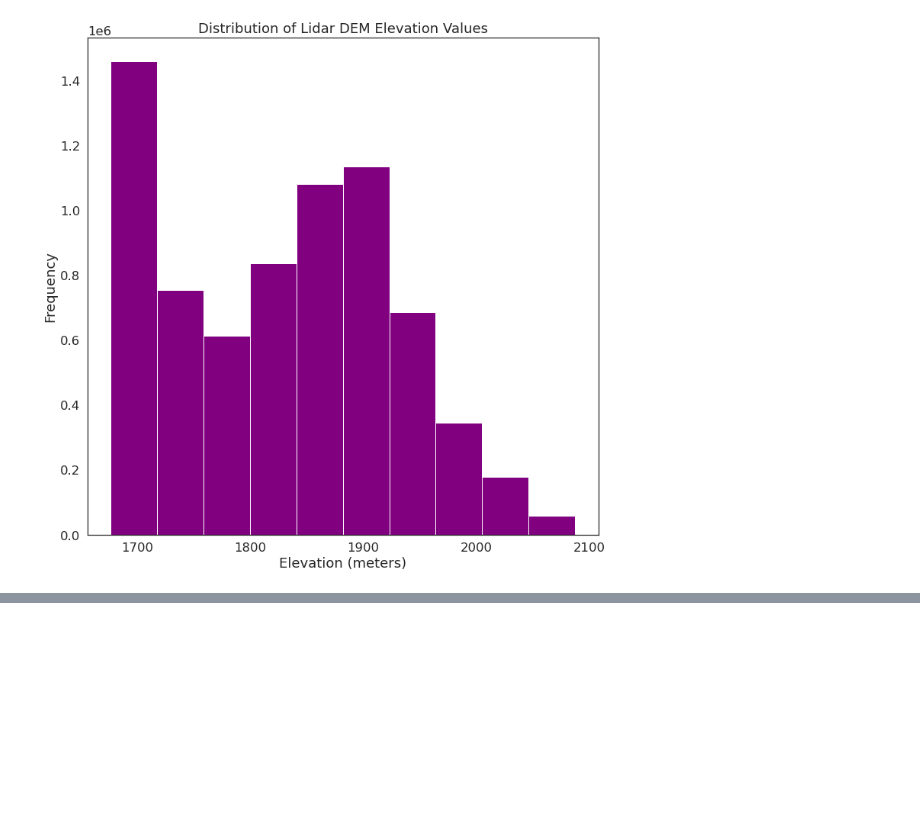
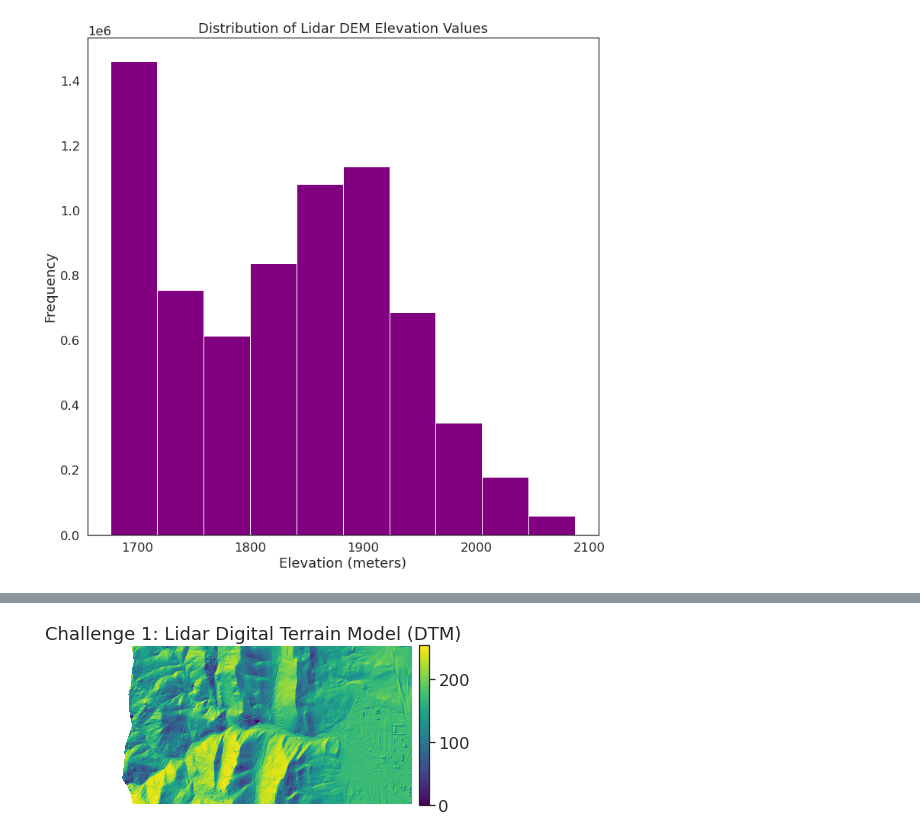
Before and after one commit to Natz12/GIS, a Jupyter notebook: 3-intro-raster-data.ipynb, the cells around one changed output, grey strips where cells are left out. Saved outputs shown, nothing was run; the diff lists cells and outputs as text; code cells hidden in the pictures; blank space fills up the shorter version.

Commit message:
3 chptr4 intro to raster data

```diff
--- a/3-intro-raster-data.ipynb
+++ b/3-intro-raster-data.ipynb
@@ -103,10 +105,10 @@ We are going to use the NEON (National Ecological Observatory Network) data
 # %%
 # Get data and set working directory
 et.data.get_data("colorado-flood")
-os.chdir(os.path.join(et.io.HOME, 'earth-analytics', 'data'))
+os.chdir(os.path.join(et.io.HOME, 'earth-analytics'))
 
 # Define relative path to file
-dem_pre_path = os.path.join("colorado-flood", "spatial",
+dem_pre_path = os.path.join("data","colorado-flood", "spatial",
                               "boulder-leehill-rd", "pre-flood", "lidar",
                               "pre_DTM.tif")
 
@@ -320,0 +471,16 @@ plt.show()
+# %%
+# Define relative path to file
+lidar_dsm_path = os.path.join("data", "colorado-flood", "spatial",
+                              "boulder-leehill-rd", "pre-flood", "lidar",
+                              "pre_DSM.tif")
+
+# Open lidar dsm
+with rio.open(lidar_dsm_path) as lidar_dsm:
+    extent_lidar_dsm = lidar_dsm.bounds
+
+if lidar_dem.bounds == lidar_dsm.bounds:
+    print("Both datasets cover the same spatial extent")
+
+# Do both layers have the same spatial resolution?
+if lidar_dsm.res == lidar_dem.res:
+    print("Both datasets have the same resolution")
@@ -320,0 +516,24 @@ plt.show()
+# %%
+# Here
+lidar_dsm_path = os.path.join("data", "colorado-flood", "spatial",
+                              "boulder-leehill-rd", "pre-flood", "lidar",
+                              "pre_DTM_hill.tif")
+
+# Open lidar dsm
+with rio.open(lidar_dsm_path) as lidar_dsm:
+    lidar_dem_im = lidar_dsm.read(1, masked=True)
+
+fig, ax = plt.subplots()
+
+# ep.plot_bands()
+ep.plot_bands(lidar_dem_im,
+              ax=ax,
+              extent=lidar_dem_plot_ext,
+              cmap = 'viridis',
+              title="Challenge 1: Lidar Digital Terrain Model (DTM)")
+
+# Turn off the outline or axis border on your plot
+ax.axis('off')
+plt.show()
+# %% [output]
+[figure, added]
```
Also changed, not shown: parts of 29 cells of this notebook.
